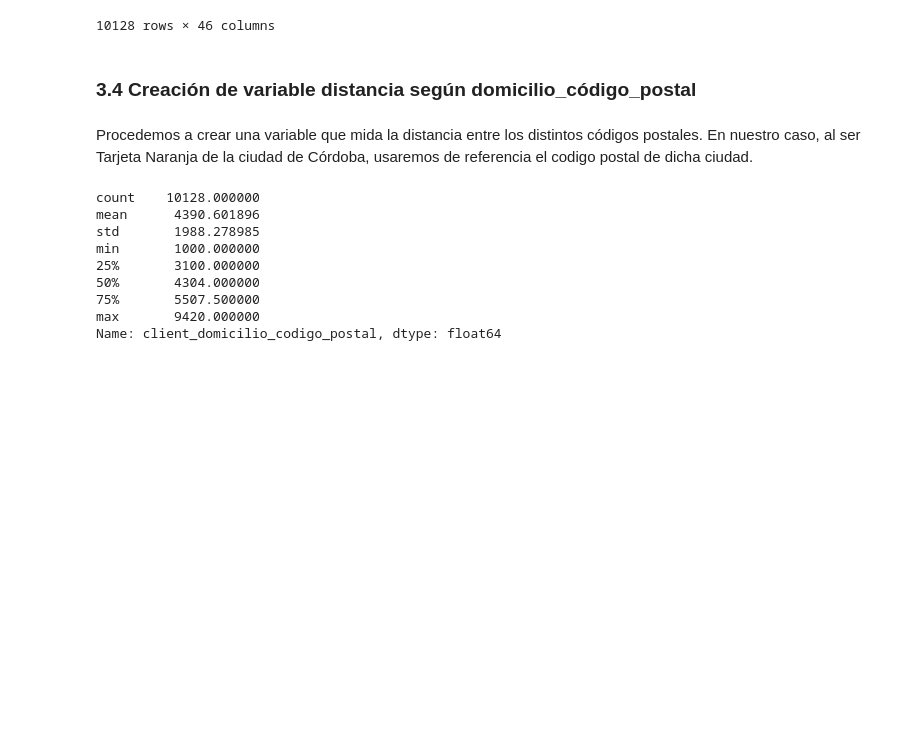
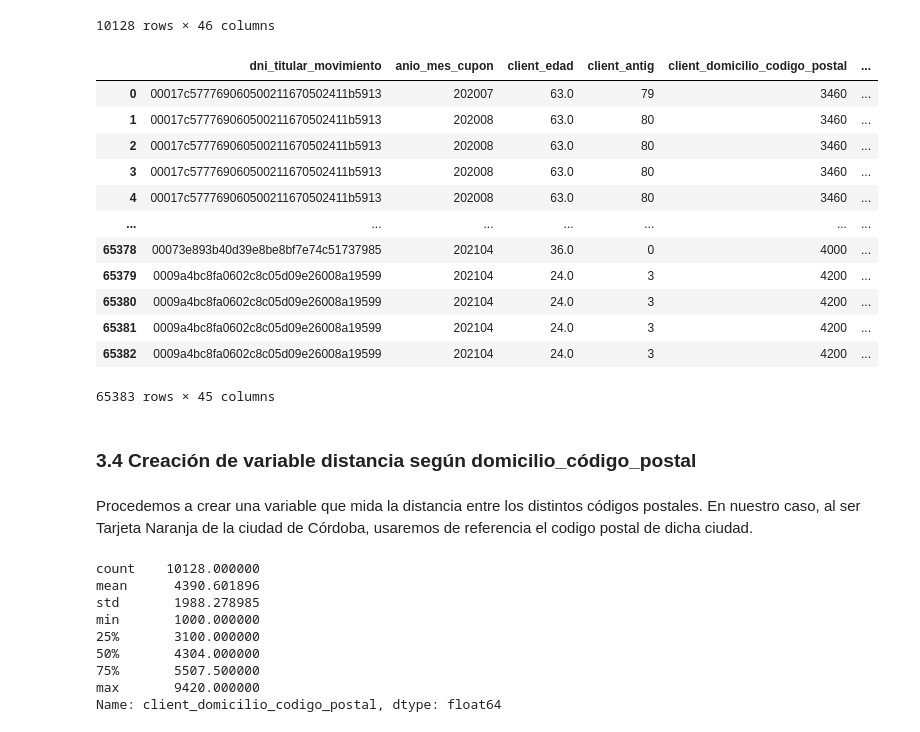
Before and after one commit to JIBarrionuevoGaltier/DiploDatos_2021_Mentoria_Grupo_2, a Jupyter notebook: notebooks_tp5/Preprocesamiento.ipynb, the cells around one changed output. Saved outputs shown, nothing was run; the diff lists cells and outputs as text; code cells hidden in the pictures; blank space fills up the shorter version.

Commit message:
Preprocesado_no_supervisado_diario

```diff
--- a/notebooks_tp5/Preprocesamiento.ipynb
+++ b/notebooks_tp5/Preprocesamiento.ipynb
@@ -2178,6 +2178,25 @@ df_obj
 | 10126 | 000f0b73ebfa002a79a0642b82e87919904 | 202105 | 64.0 | 25.0 | 5730.0 | 0.0 | ... |
 | 10127 | 000f0b73ebfa002a79a0642b82e87919904 | 202106 | 64.0 | 26.0 | 5730.0 | 0.0 | ... |
 10128 rows × 46 columns
+# %%
+df_obj_diario = df_encode.merge(df_enc_cliente,
+             left_on=['dni_titular_movimiento'],
+             right_on=['dni_titular_movimiento',])
+df_obj_diario
+# %% [output]
+|  | dni_titular_movimiento | anio_mes_cupon | client_edad | client_antig | client_domicilio_codigo_postal | ... |
+| 0 | 00017c577769060500211670502411b5913 | 202007 | 63.0 | 79 | 3460 | ... |
+| 1 | 00017c577769060500211670502411b5913 | 202008 | 63.0 | 80 | 3460 | ... |
+| 2 | 00017c577769060500211670502411b5913 | 202008 | 63.0 | 80 | 3460 | ... |
+| 3 | 00017c577769060500211670502411b5913 | 202008 | 63.0 | 80 | 3460 | ... |
+| 4 | 00017c577769060500211670502411b5913 | 202008 | 63.0 | 80 | 3460 | ... |
+| ... | ... | ... | ... | ... | ... | ... |
+| 65378 | 00073e893b40d39e8be8bf7e74c51737985 | 202104 | 36.0 | 0 | 4000 | ... |
+| 65379 | 0009a4bc8fa0602c8c05d09e26008a19599 | 202104 | 24.0 | 3 | 4200 | ... |
+| 65380 | 0009a4bc8fa0602c8c05d09e26008a19599 | 202104 | 24.0 | 3 | 4200 | ... |
+| 65381 | 0009a4bc8fa0602c8c05d09e26008a19599 | 202104 | 24.0 | 3 | 4200 | ... |
+| 65382 | 0009a4bc8fa0602c8c05d09e26008a19599 | 202104 | 24.0 | 3 | 4200 | ... |
+65383 rows × 45 columns
 # %% [markdown]
 ### 3.4 Creación de variable distancia según domicilio_código_postal
 # %% [markdown]
```
Also changed, not shown: parts of 12 cells of this notebook, 2 other files.
